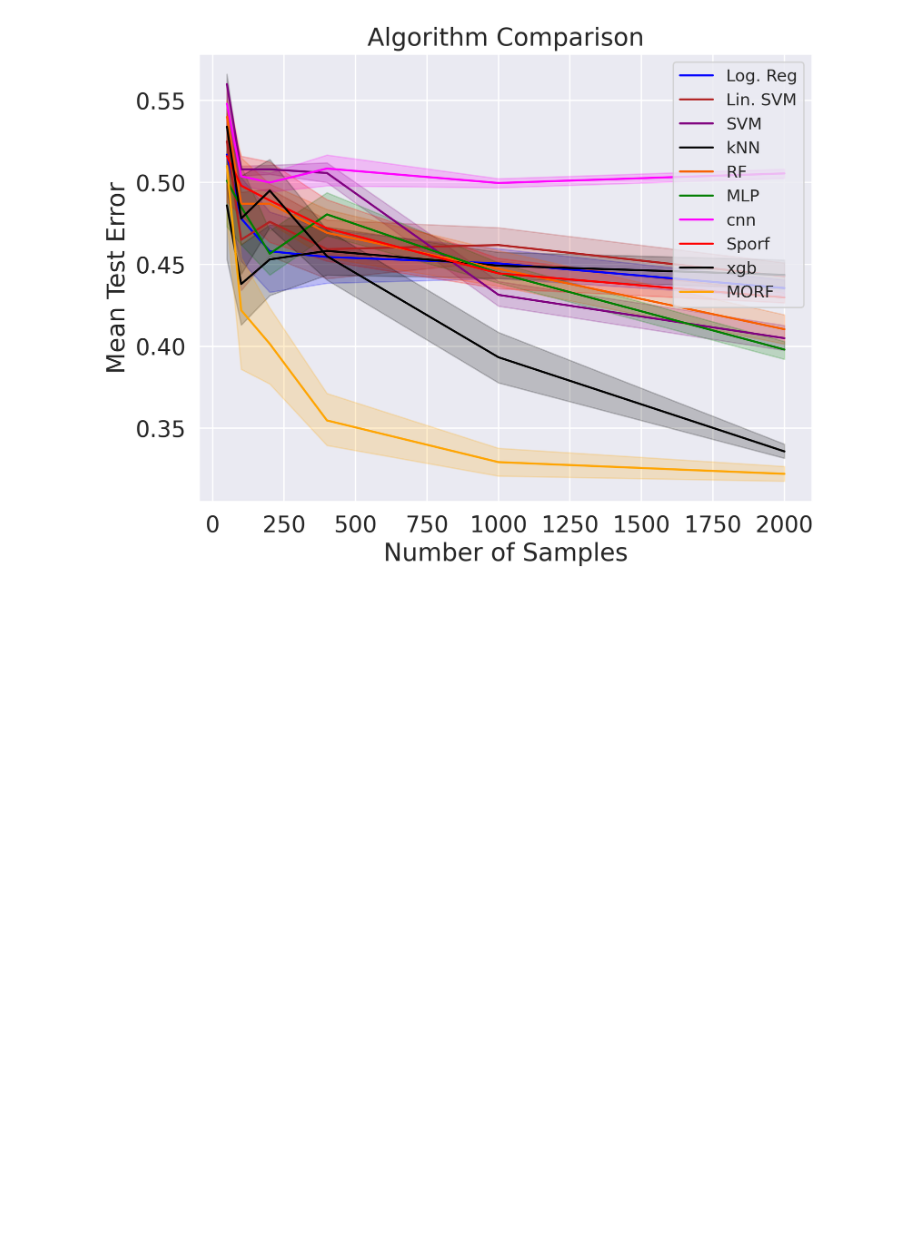
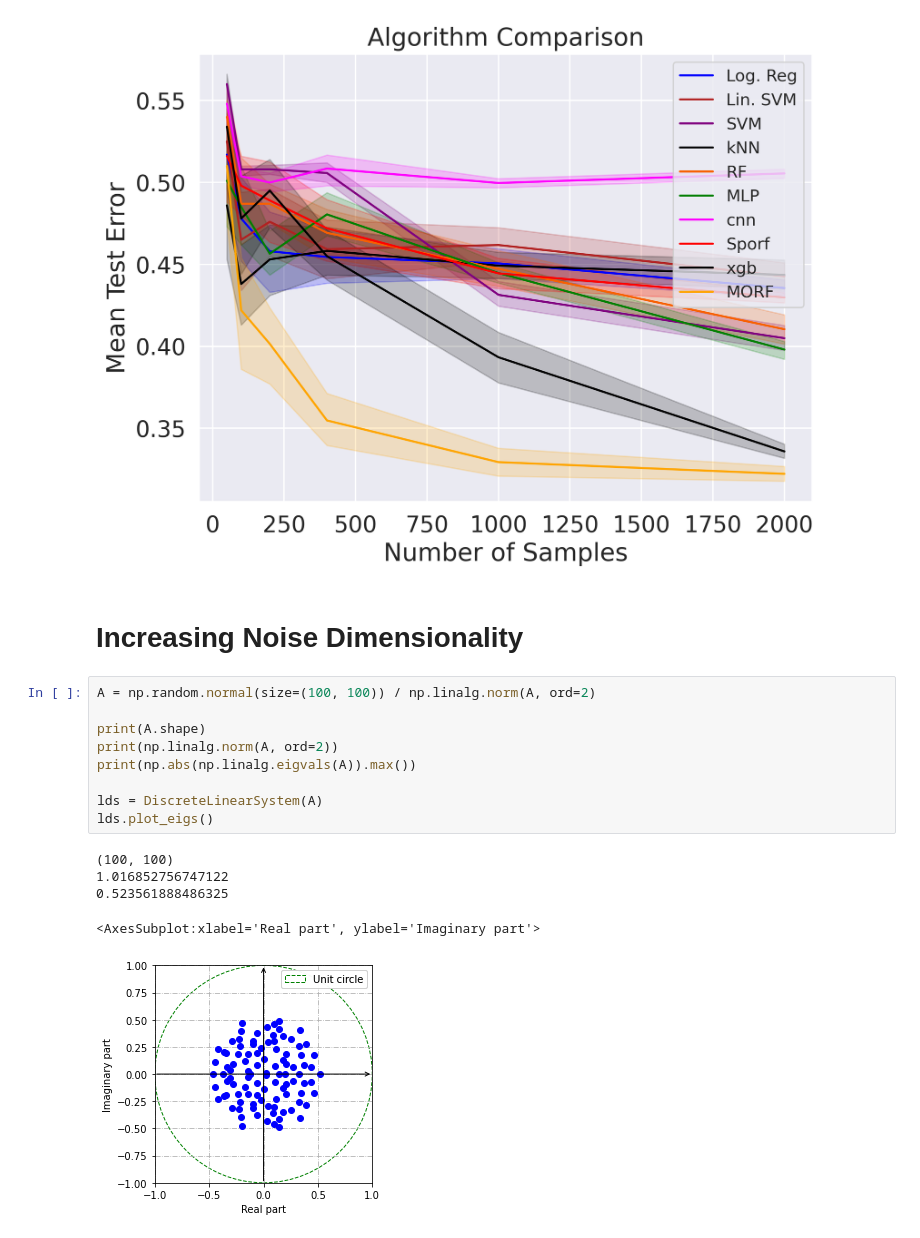
Before and after one commit to adam2392/morf-demo, a Jupyter notebook: notebooks/simulation_analysis_armodels_mtrf.ipynb, the cells around one changed output. Drawn from its saved outputs; the diff is of its cells as text; blank space fills up the shorter version.

```diff
--- a/notebooks/simulation_analysis_armodels_mtrf.ipynb
+++ b/notebooks/simulation_analysis_armodels_mtrf.ipynb
@@ -499,3 +503,20 @@ plt.savefig(
 plt.show()
 # %% [output]
 [figure]
+# %% [markdown]
+# Increasing Noise Dimensionality
+# %%
+A = np.random.normal(size=(100, 100)) / np.linalg.norm(A, ord=2)
+
+print(A.shape)
+print(np.linalg.norm(A, ord=2))
+print(np.abs(np.linalg.eigvals(A)).max())
+
+lds = DiscreteLinearSystem(A)
+lds.plot_eigs()
+# %% [output]
+(100, 100)
+1.016852756747122
+0.523561888486325
+<AxesSubplot:xlabel='Real part', ylabel='Imaginary part'>
+[figure, added]
```
Also changed, not shown: parts of 12 cells of this notebook, 1 other file.
